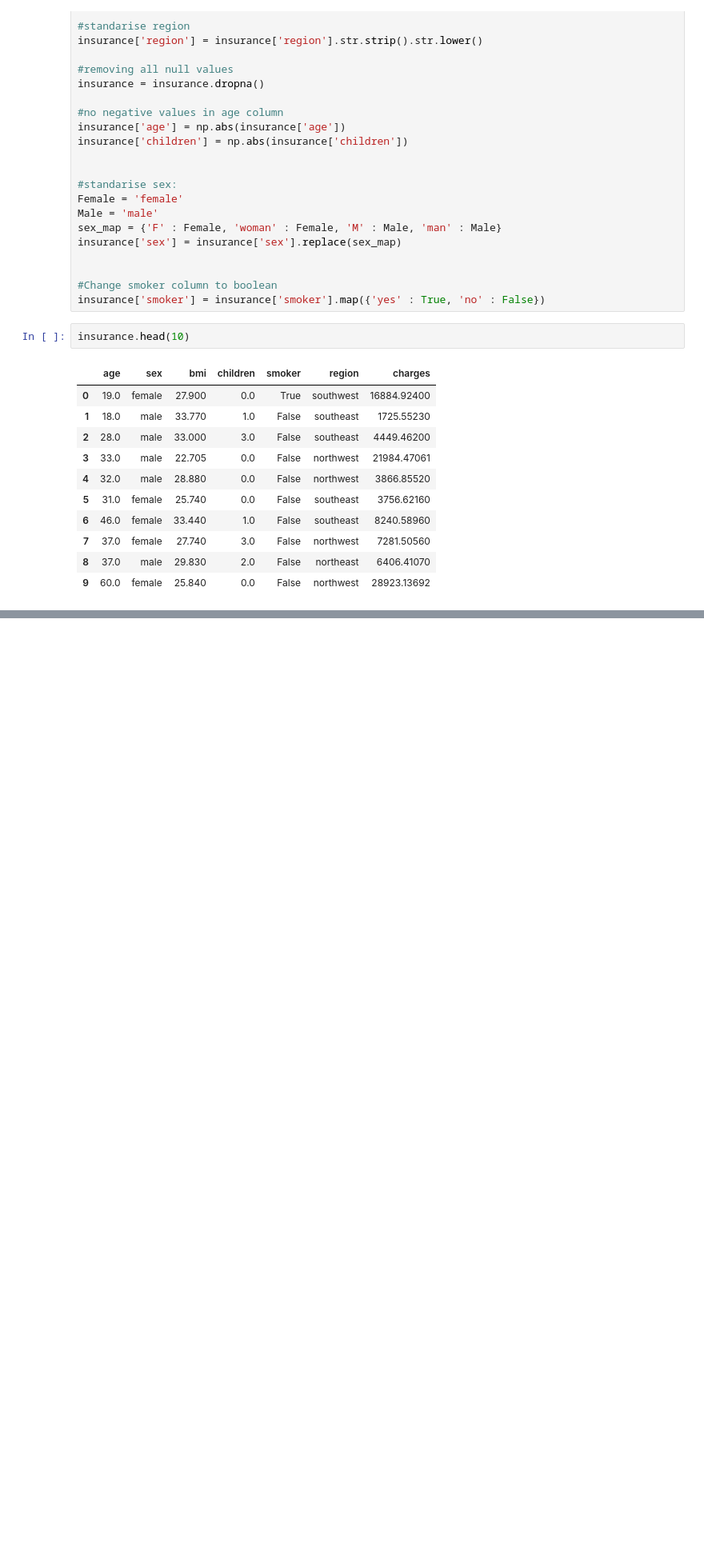
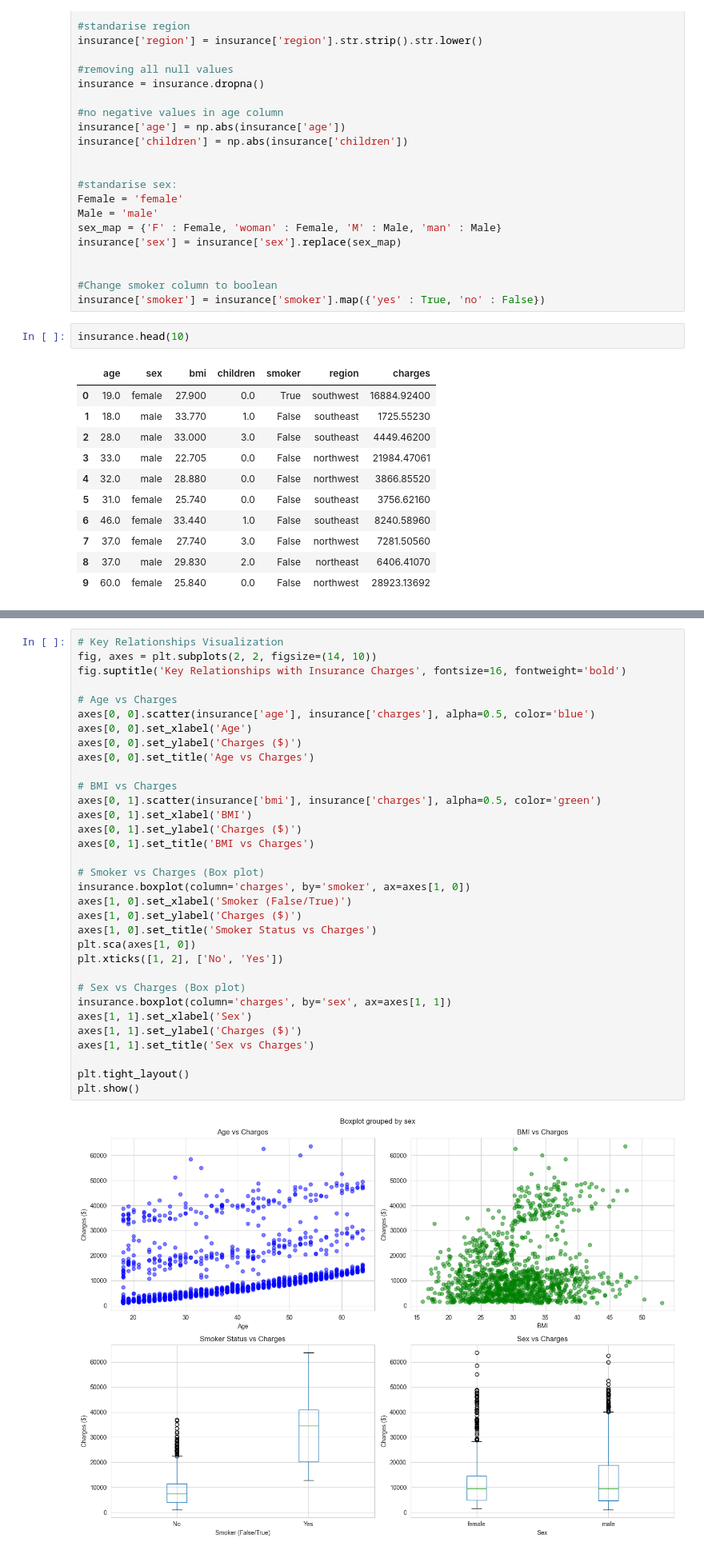
Before and after one commit to Lerato-leo/Predicting-Healthcare-insurance-cost, a Jupyter notebook: The project.ipynb, the cells around one changed output, grey strips where cells are left out. Shown at 80% size. Cells and saved outputs as stored; diff of their text form; blank space fills up the shorter version.

```diff
--- a/The project.ipynb
+++ b/The project.ipynb
@@ -60,0 +160,35 @@ insurance.head(10)
+# %%
+# Key Relationships Visualization
+fig, axes = plt.subplots(2, 2, figsize=(14, 10))
+fig.suptitle('Key Relationships with Insurance Charges', fontsize=16, fontweight='bold')
+
+# Age vs Charges
+axes[0, 0].scatter(insurance['age'], insurance['charges'], alpha=0.5, color='blue')
+axes[0, 0].set_xlabel('Age')
+axes[0, 0].set_ylabel('Charges ($)')
+axes[0, 0].set_title('Age vs Charges')
+
+# BMI vs Charges
+axes[0, 1].scatter(insurance['bmi'], insurance['charges'], alpha=0.5, color='green')
+axes[0, 1].set_xlabel('BMI')
+axes[0, 1].set_ylabel('Charges ($)')
+axes[0, 1].set_title('BMI vs Charges')
+
+# Smoker vs Charges (Box plot)
+insurance.boxplot(column='charges', by='smoker', ax=axes[1, 0])
+axes[1, 0].set_xlabel('Smoker (False/True)')
+axes[1, 0].set_ylabel('Charges ($)')
+axes[1, 0].set_title('Smoker Status vs Charges')
+plt.sca(axes[1, 0])
+plt.xticks([1, 2], ['No', 'Yes'])
+
+# Sex vs Charges (Box plot)
+insurance.boxplot(column='charges', by='sex', ax=axes[1, 1])
+axes[1, 1].set_xlabel('Sex')
+axes[1, 1].set_ylabel('Charges ($)')
+axes[1, 1].set_title('Sex vs Charges')
+
+plt.tight_layout()
+plt.show()
+# %% [output]
+[figure, added]
```
Also changed, not shown: parts of 11 cells of this notebook, 11 other files.
